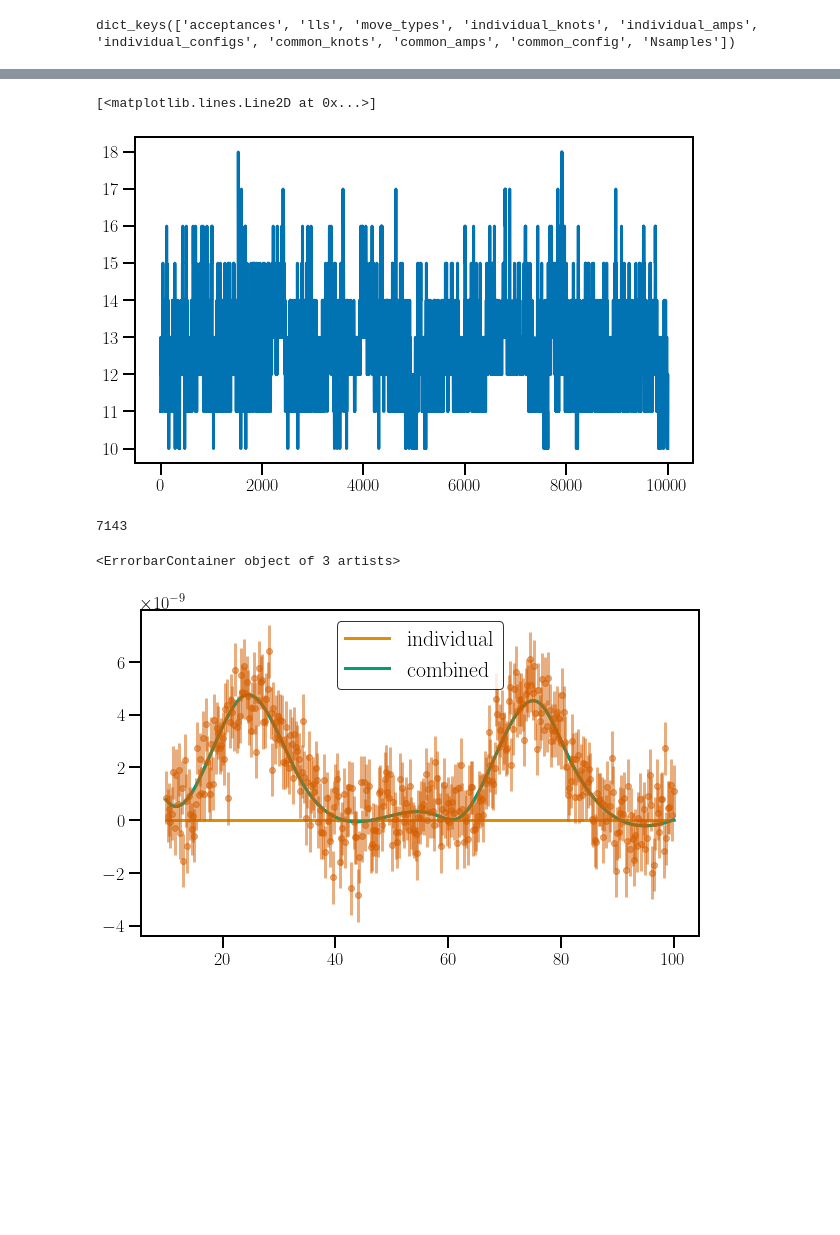
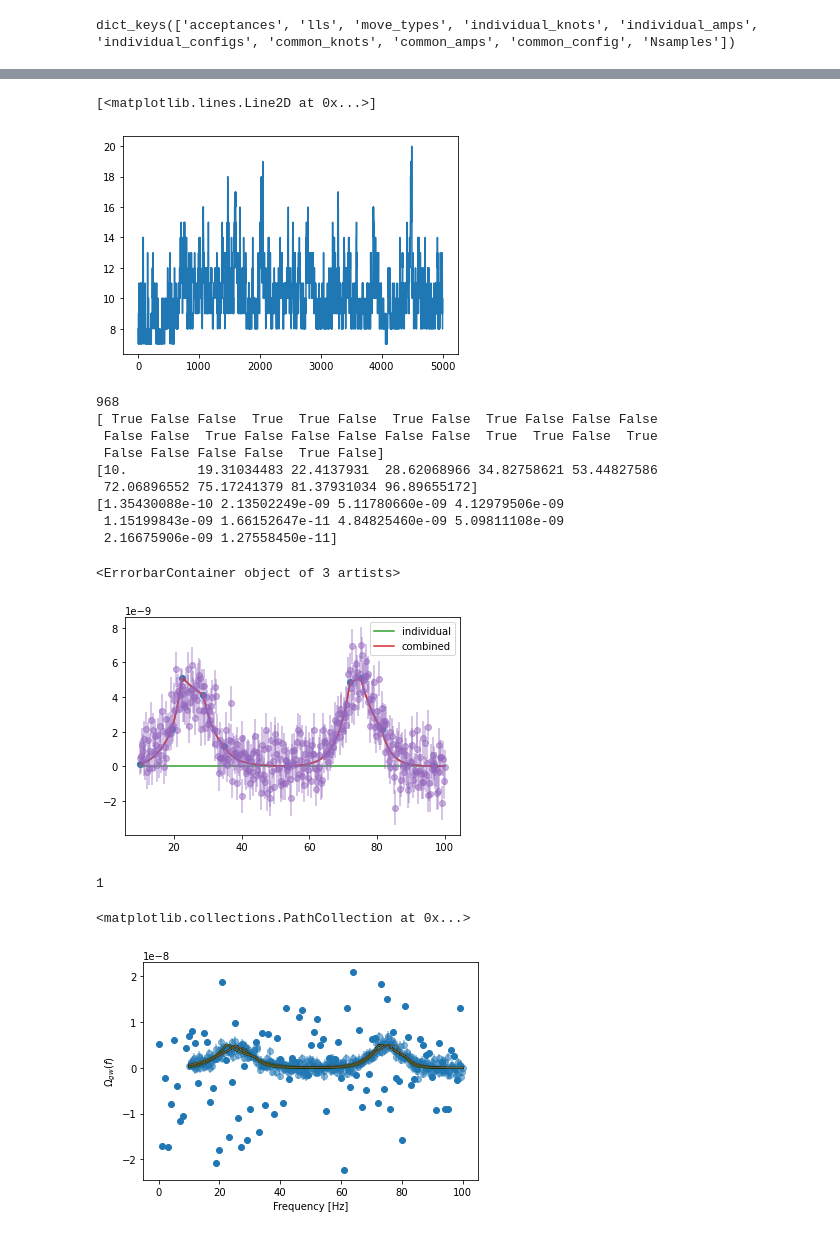
Before and after one commit to meyers-academic/westley, a Jupyter notebook: westley/westley_example.ipynb, the cells around one changed output, grey strips where cells are left out. Cells and saved outputs as stored; diff of their text form; code cells hidden in the pictures; blank space fills up the shorter version.

```diff
--- a/westley/westley_example.ipynb
+++ b/westley/westley_example.ipynb
@@ -2,7 +2,7 @@
 %load_ext autoreload
 %autoreload 2
 import matplotlib.pyplot as plt
-plt.style.use('../../cross_validation/meyers_latex.mplstyle')
+# plt.style.use('~/Documents/Notes/cross_validation/meyers_latex.mplstyle')
 import numpy as np
 from scipy.interpolate import interp1d
 from scipy.stats import norm
@@ -45,20 +45,21 @@ print(final_pte / final_sig)
 # So we set "max knots" to zero.
 sbim = westley.SingleBaselineInterpolatingModel(data, sigmas, frequencies,
                                                 min_knots=0, max_knots=0, baseline='HL')
-ampdict = {}
-ampdict['HL'] = np.zeros(2)
+# ampdict = {}
+# ampdict['HL'] = np.zeros(2)
 
 # Multi-baseline correlated model means that we have multiple baselines, and we have a
 # Correlated signal that is in all baselines (the GW spectrum)
 
 # Here, though, we just have 1 baseline -- Hanford and Livingston.
-mbim = westley.MultiBaselineInterpolatingModel([sbim], ampdict,
-                                               common_signal_max_knots=20,
-                                               common_signal_min_knots=0)
+mbim = westley.MultiBaselineInterpolatingModel([sbim],
+                                               common_signal_max_knots=30,
+                                               common_signal_min_knots=0,
+                                               common_model_type='pp')
 
 sampler = westley.Sampler(mbim)
 
-out = sampler.sample(niter=1000000, thin=10, burn=0.5)
+out = sampler.sample(niter=100000, thin=10, burn=0.5)
 # %% [output]
 adding birth and death proposals
 # %%
@@ -83,4 +84,4 @@ plt.show()
 plt.plot(np.sum(out.common_config, axis=1))
 # %% [output]
 [<matplotlib.lines.Line2D at 0x...>]
-[figure, old version]
+[figure, new version]
@@ -97,14 +90,45 @@ def get_dicts_from_idx(ik, ia, ic, idx):
 # %%
+def get_dicts_from_idx(ik, ia, ic, idx):
+    mydict_knots = {}
+    mydict_amps = {}
+    mydict_config = {}
+    for bl in ik.keys():
+        mydict_knots[bl] = ik[bl][idx]
+        mydict_amps[bl] = ia[bl][idx]
+        mydict_config[bl] = ic[bl][idx]
+    return mydict_knots, mydict_amps, mydict_config
 idx = np.random.choice(out.common_config.shape[0])
 mylist = get_dicts_from_idx(out.individual_knots, out.individual_amps, out.individual_configs, idx)
 print(idx)
-im, cm = mbim.evaluate_model(mylist[0], mylist[1], mylist[2], out.common_knots[idx], out.common_amps[idx], out.common_config[idx])
+im, cm = mbim.evaluate_model(mylist[0], mylist[1], mylist[2], out.common_knots[idx], out.common_amps[idx], out.common_config[idx], )
+print(out.common_config[idx])
+print(out.common_knots[idx, out.common_config[idx]])
+print(out.common_amps[idx, out.common_config[idx]])
+interpolator = interp1d(np.log10(out.common_knots[idx, out.common_config[idx]]),
+                        np.log10(out.common_amps[idx, out.common_config[idx]]),
+                        fill_value='extrapolate')
+plt.plot(frequencies, 10**interpolator(np.log10(frequencies)))
+plt.scatter(out.common_knots[idx, out.common_config[idx]], out.common_amps[idx, out.common_config[idx]])
 plt.plot(frequencies, np.array(im['HL']) + np.array(cm['HL']))
 plt.plot(frequencies, im['HL'], label='individual')
 plt.plot(frequencies, cm['HL'], label='combined')
 plt.legend()
 plt.errorbar(frequencies, data, yerr=sigmas, fmt='o', alpha=0.5)
 # %% [output]
-7143
+968
+[ True False False  True  True False  True False  True False False False
+ False False  True False False False False False  True  True False  True
+ False False False False  True False]
+[10.         19.31034483 22.4137931  28.62068966 34.82758621 53.44827586
+ 72.06896552 75.17241379 81.37931034 96.89655172]
+[1.35430088e-10 2.13502249e-09 5.11780660e-09 4.12979506e-09
+ 1.15199843e-09 1.66152647e-11 4.84825460e-09 5.09811108e-09
+ 2.16675906e-09 1.27558450e-11]
 <ErrorbarContainer object of 3 artists>
-[figure, old version]
+[figure, new version]
+# %%
+fig = out.plot_model_on_data(mbim, 1000, alpha_weight=0.01)
+# %% [output]
+1
+<matplotlib.collections.PathCollection at 0x...>
+[figure, added]
```
Also changed, not shown: parts of 4 cells of this notebook, 1 other file.
